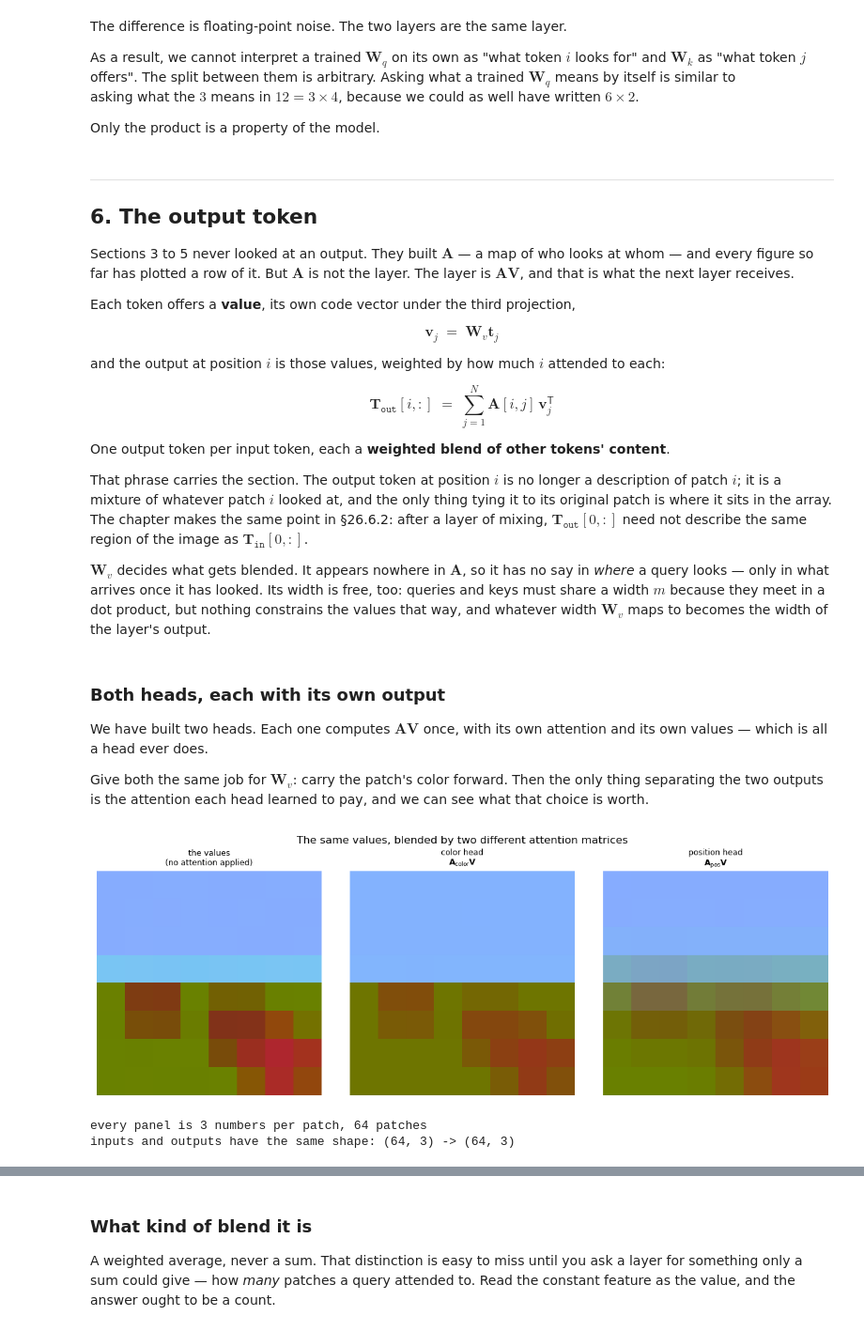
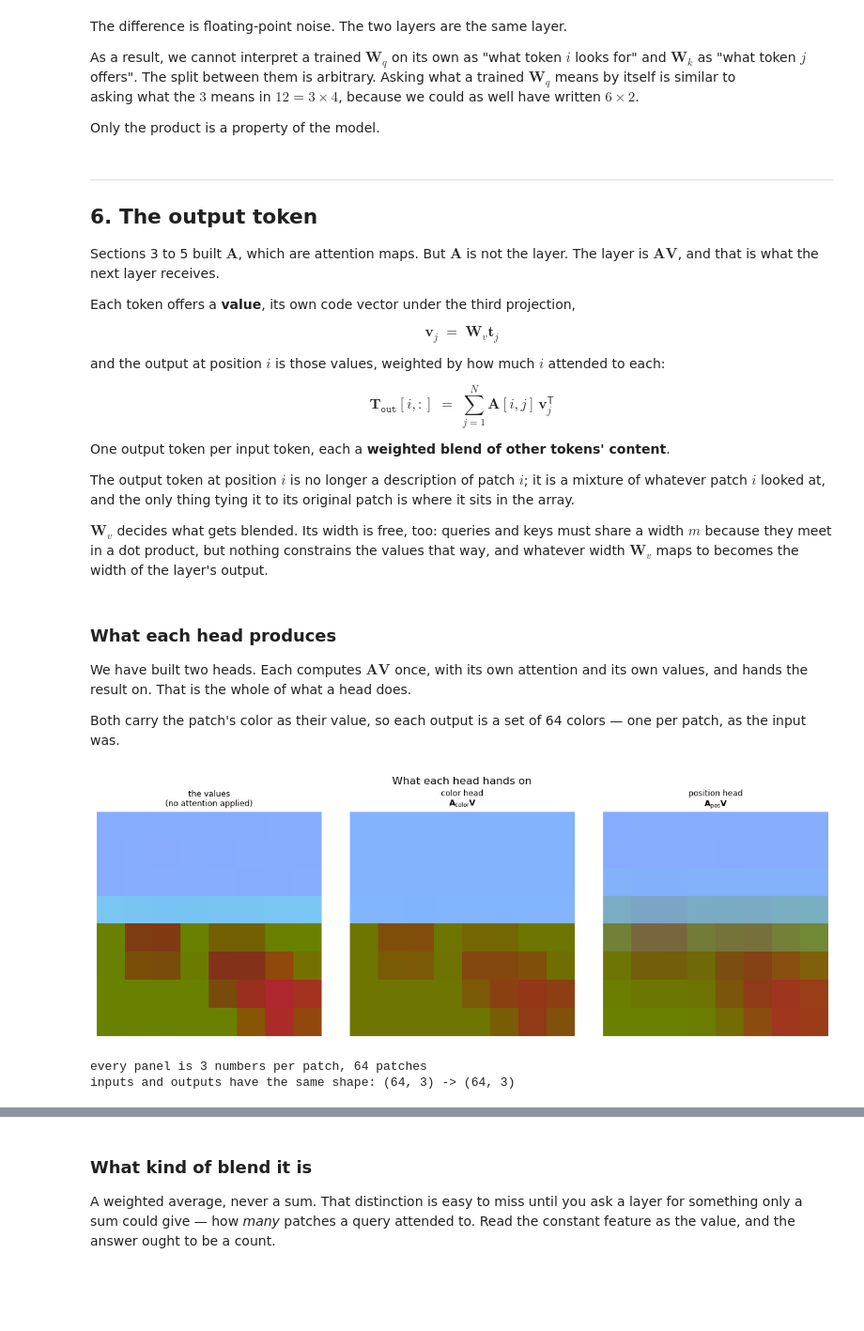
Before and after one commit to RibeiroResearch/neural-nets-tutorials, a Jupyter notebook: attention_by_hand.ipynb, the cells around one changed output, grey strips where cells are left out. Shown at 94% size. Cells and saved outputs as stored; diff of their text form; code cells hidden in the pictures; blank space fills up the shorter version.

Commit message:
Present each head's output on its own terms

```diff
--- a/attention_by_hand.ipynb
+++ b/attention_by_hand.ipynb
@@ -461,8 +461,7 @@ Only the product is a property of the model.
 ---
 ## 6. The output token
 
-Sections 3 to 5 never looked at an output. They built $\mathbf{A}$ — a map of who
-looks at whom — and every figure so far has plotted a row of it. But $\mathbf{A}$
+Sections 3 to 5 built $\mathbf{A}$, which are attention maps. But $\mathbf{A}$
 is not the layer. The layer is $\mathbf{A}\mathbf{V}$, and that is what the next
 layer receives.
 
@@ -482,54 +481,49 @@ $$
 One output token per input token, each a **weighted blend of other tokens'
 content**.
 
-That phrase carries the section. The output token at position $i$ is no longer a
+The output token at position $i$ is no longer a
 description of patch $i$; it is a mixture of whatever patch $i$ looked at, and
-the only thing tying it to its original patch is where it sits in the array. The
-chapter makes the same point in §26.6.2: after a layer of mixing,
-$\mathbf{T}_{\texttt{out}}[0,:]$ need not describe the same region of the image
-as $\mathbf{T}_{\texttt{in}}[0,:]$.
+the only thing tying it to its original patch is where it sits in the array.
 
-$\mathbf{W}_v$ decides what gets blended. It appears nowhere in $\mathbf{A}$, so
-it has no say in *where* a query looks — only in what arrives once it has
-looked. Its width is free, too: queries and keys must share a width $m$ because
+$\mathbf{W}_v$ decides what gets blended. Its width is free, too: queries and keys must share a width $m$ because
 they meet in a dot product, but nothing constrains the values that way, and
 whatever width $\mathbf{W}_v$ maps to becomes the width of the layer's output.
 # %% [markdown]
-### Both heads, each with its own output
+### What each head produces
 
-We have built two heads. Each one computes $\mathbf{A}\mathbf{V}$ once, with its
-own attention and its own values — which is all a head ever does.
+We have built two heads. Each computes $\mathbf{A}\mathbf{V}$ once, with its own
+attention and its own values, and hands the result on. That is the whole of what
+a head does.
 
-Give both the same job for $\mathbf{W}_v$: carry the patch's color forward. Then
-the only thing separating the two outputs is the attention each head learned to
-pay, and we can see what that choice is worth.
+Both carry the patch's color as their value, so each output is a set of 64
+colors — one per patch, as the input was.
 # %%
 V = T @ W_value.T                 # one value per token: its color
 
 out_color = A_color @ V           # the color head   (Section 3 computed this already)
 out_local = A_local @ V           # the position head (Section 4)
 
 
 def as_image(values):
     """Render N x 3 values as an 8 x 8 picture, shifted and scaled to fill [0, 1]."""
     shifted = values - values.min()
     return (shifted / max(shifted.max(), 1e-9)).reshape(GRID, GRID, 3)
 
 
 fig, axes = plt.subplots(1, 3, figsize=(12, 4.2))
 for ax, data, title in [
     (axes[0], V,         "the values\n(no attention applied)"),
     (axes[1], out_color, "color head\n$\\mathbf{A}_{\\mathrm{color}}\\mathbf{V}$"),
     (axes[2], out_local, "position head\n$\\mathbf{A}_{\\mathrm{pos}}\\mathbf{V}$"),
 ]:
     ax.imshow(as_image(data)); ax.set_title(title, fontsize=9); ax.axis("off")
-fig.suptitle("The same values, blended by two different attention matrices", y=1.0)
+fig.suptitle("What each head hands on", y=1.0)
 plt.tight_layout(); plt.show()
 
 print(f"every panel is {V.shape[1]} numbers per patch, {V.shape[0]} patches")
 print(f"inputs and outputs have the same shape: {V.shape} -> {out_color.shape}")
 # %% [output]
-[figure, old version]
+[figure, new version]
 every panel is 3 numbers per patch, 64 patches
 inputs and outputs have the same shape: (64, 3) -> (64, 3)
 # %% [markdown]
```
Also changed, not shown: parts of 1 cell of this notebook.
